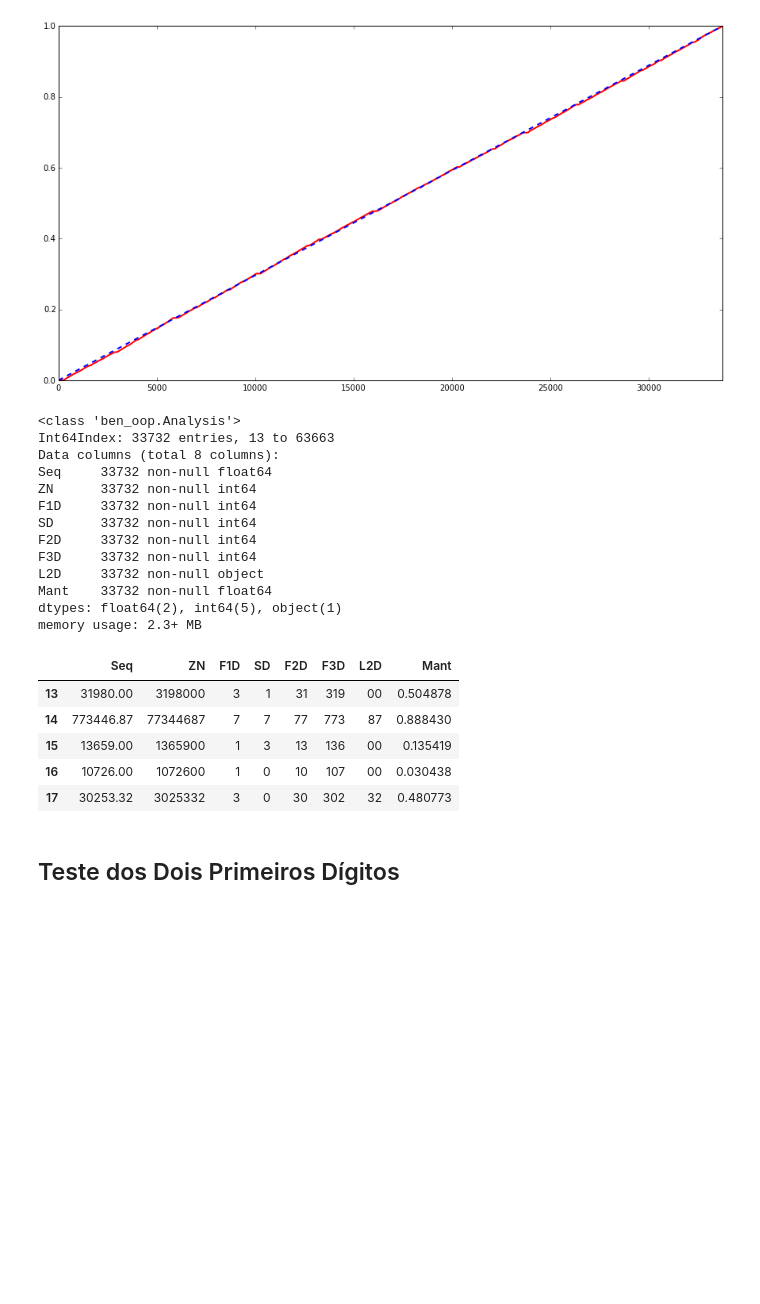
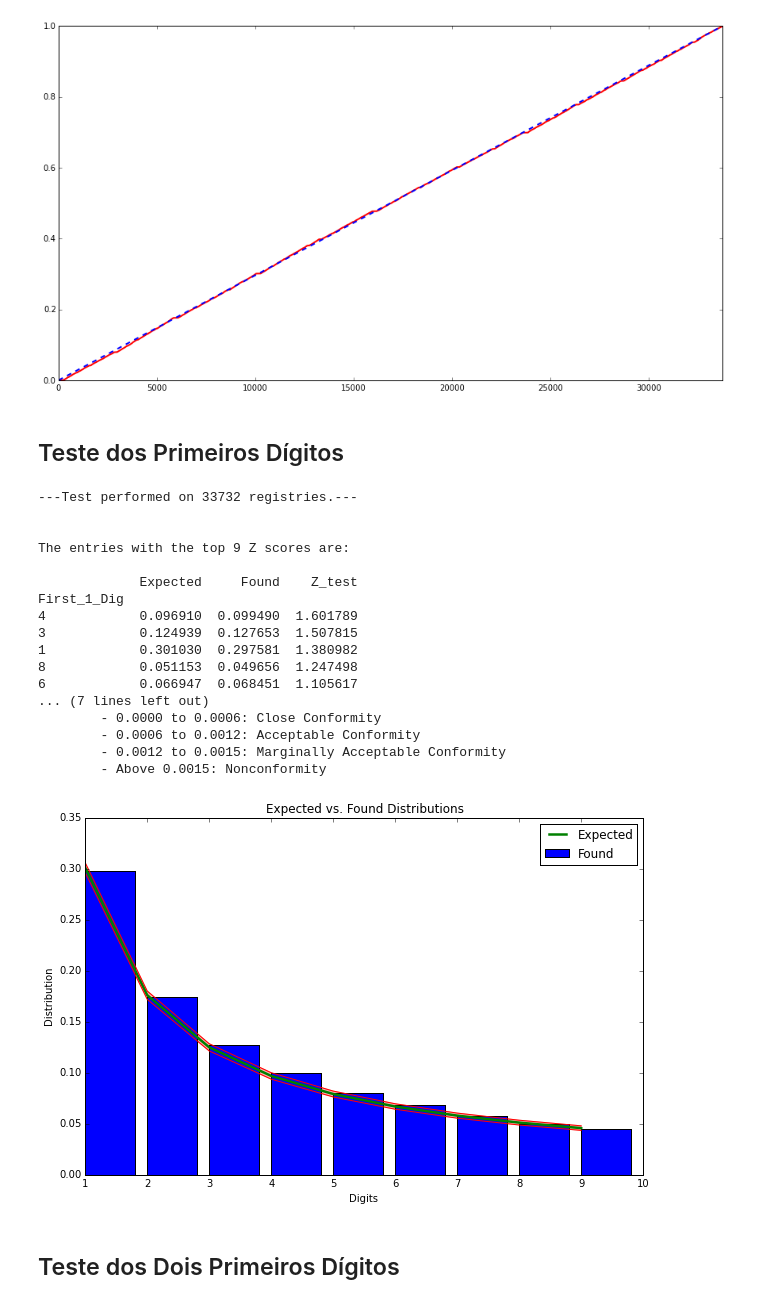
Before and after one commit to milcent/benford_py, a Jupyter notebook: Ben_OOP.ipynb, the cells around one changed output. Cells and saved outputs as stored; diff of their text form; code cells hidden in the pictures; blank space fills up the shorter version.

```diff
--- a/Ben_OOP.ipynb
+++ b/Ben_OOP.ipynb
@@ -273,31 +273,29 @@ b.mantissas()
 The Mantissas MEAN is 0.498362635231. Ref: 0.5.
 The Mantissas VARIANCE is 0.0833405770397. Ref: 0.83333.
 [figure]
-# %%
-b.info()
-# %% [output]
-<class 'ben_oop.Analysis'>
-Int64Index: 33732 entries, 13 to 63663
-Data columns (total 8 columns):
-Seq     33732 non-null float64
-ZN      33732 non-null int64
-F1D     33732 non-null int64
-SD      33732 non-null int64
-F2D     33732 non-null int64
-F3D     33732 non-null int64
-L2D     33732 non-null object
-Mant    33732 non-null float64
-dtypes: float64(2), int64(5), object(1)
-memory usage: 2.3+ MB
-# %%
-b.head()
-# %% [output]
-|  | Seq | ZN | F1D | SD | F2D | F3D | L2D | Mant |
-| 13 | 31980.00 | 3198000 | 3 | 1 | 31 | 319 | 00 | 0.504878 |
-| 14 | 773446.87 | 77344687 | 7 | 7 | 77 | 773 | 87 | 0.888430 |
-| 15 | 13659.00 | 1365900 | 1 | 3 | 13 | 136 | 00 | 0.135419 |
-| 16 | 10726.00 | 1072600 | 1 | 0 | 10 | 107 | 00 | 0.030438 |
-| 17 | 30253.32 | 3025332 | 3 | 0 | 30 | 302 | 32 | 0.480773 |
+# %% [markdown]
+## Teste dos Primeiros Dígitos
+# %%
+b.firstDigits(1, conf_level=95)
+# %% [output]
+---Test performed on 33732 registries.---
+
+
+The entries with the top 9 Z scores are:
+
+             Expected     Found    Z_test
+First_1_Dig
+4            0.096910  0.099490  1.601789
+3            0.124939  0.127653  1.507815
+1            0.301030  0.297581  1.380982
+8            0.051153  0.049656  1.247498
+6            0.066947  0.068451  1.105617
+... (7 lines left out)
+        - 0.0000 to 0.0006: Close Conformity
+        - 0.0006 to 0.0012: Acceptable Conformity
+        - 0.0012 to 0.0015: Marginally Acceptable Conformity
+        - Above 0.0015: Nonconformity
+[figure, added]
 # %% [markdown]
 ## Teste dos Dois Primeiros Dígitos
 # %%
```
Also changed, not shown: parts of 19 cells of this notebook, 2 other files.
